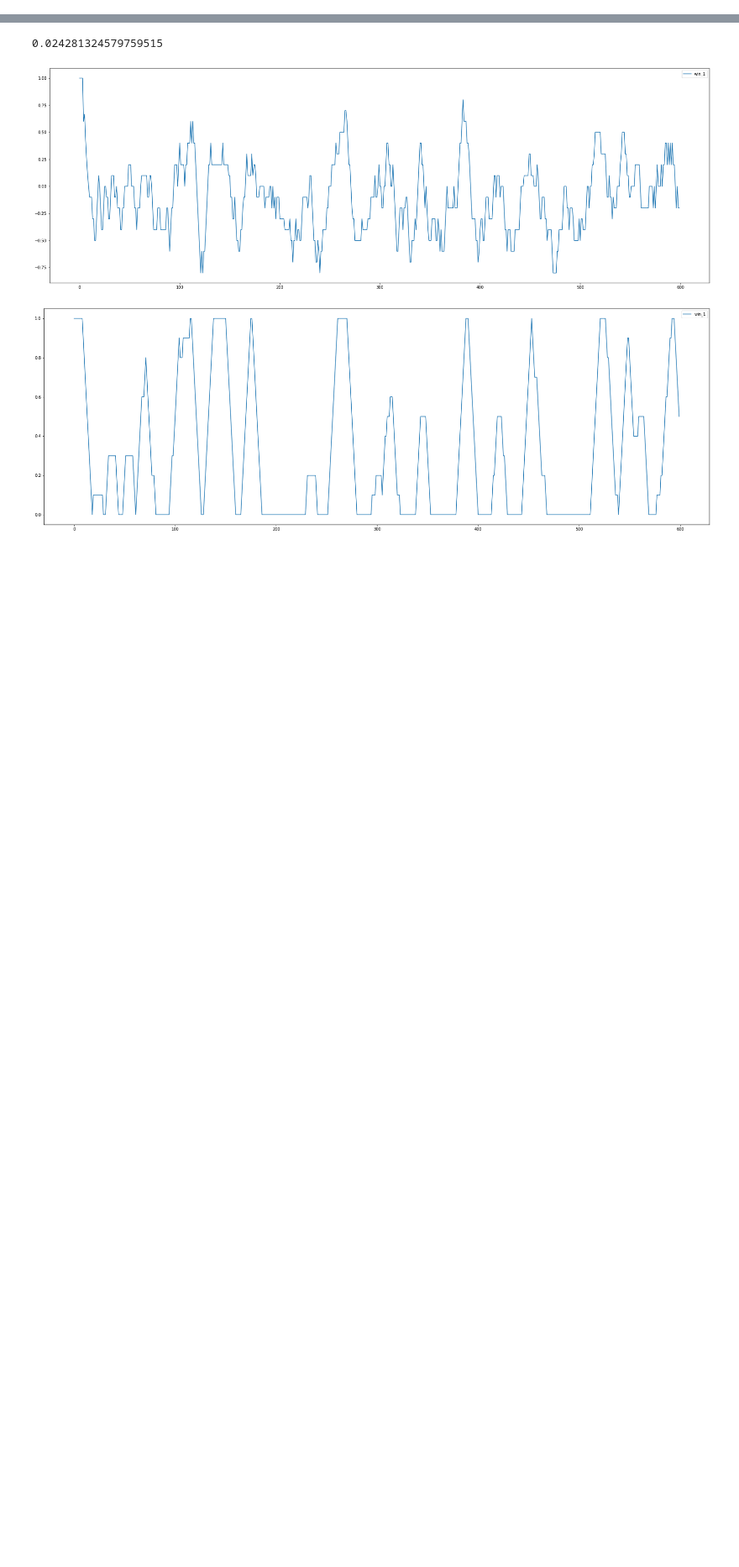
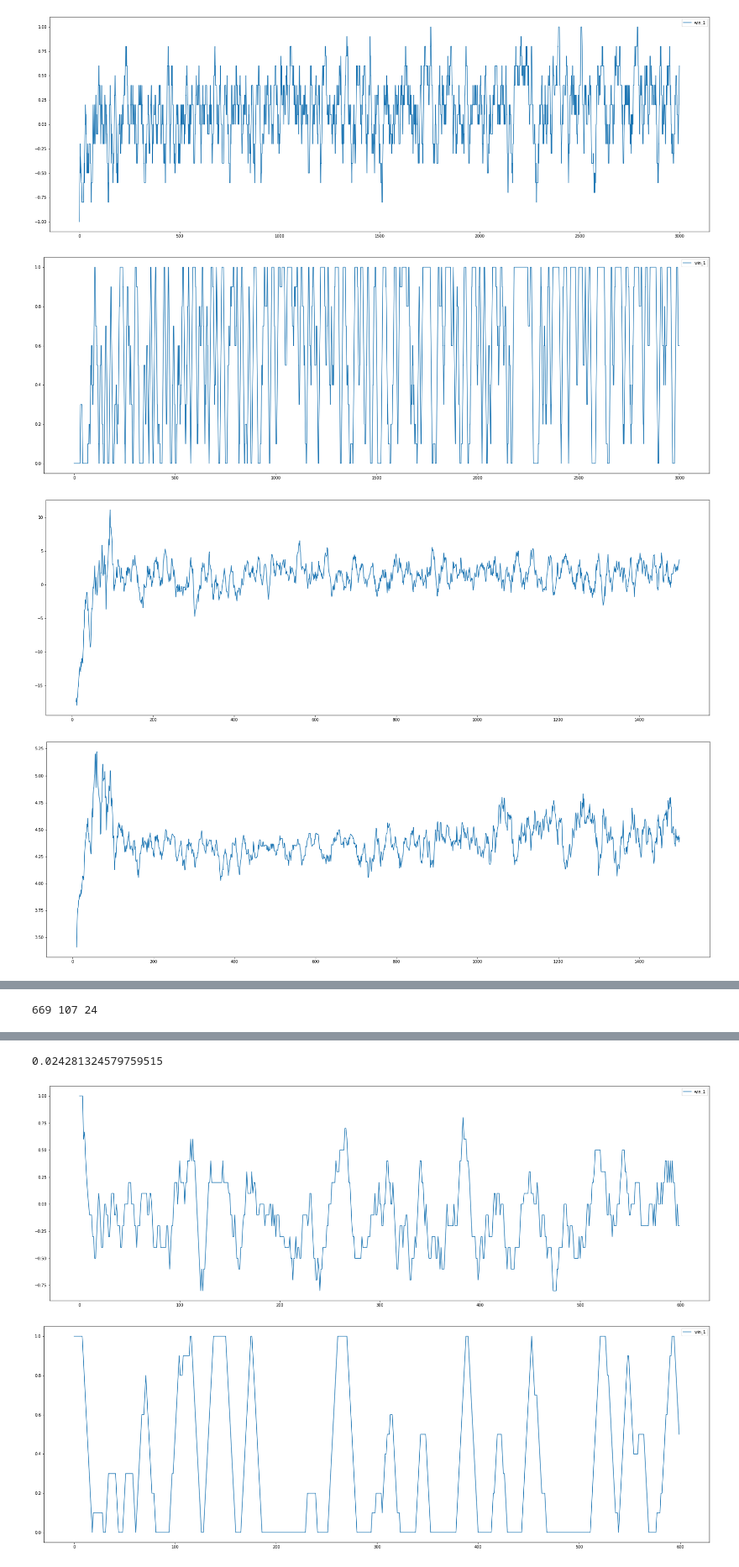
Before and after one commit to M0T0-2020/OthelloGame, a Jupyter notebook: Othello Game-learning-A2C-1.ipynb, the cells around one changed output, grey strips where cells are left out. Shown at 84% size. Cells and saved outputs as stored; diff of their text form; code cells hidden in the pictures; blank space fills up the shorter version.

```diff
--- a/Othello Game-learning-A2C-1.ipynb
+++ b/Othello Game-learning-A2C-1.ipynb
@@ -33,0 +81,24 @@ from RL.utils import get_device
+# %%
+trainer = Trainer()
+# %%
+win_1_df, loss_df = trainer.train(iteration=2, N=1000)
+# %%
+plt.figure(figsize=(30,10))
+plt.plot(win_1_df['last_reward'], label='win_1')
+plt.legend()
+plt.show()
+
+plt.figure(figsize=(30,10))
+plt.plot(win_1_df['result'], label='win_1')
+plt.legend()
+plt.show()
+
+for i in range(3):
+    plt.figure(figsize=(30,10))
+    plt.plot(loss_df[f'loss_{i+1}'][10:])
+    plt.show()
+# %% [output]
+[figure, added]
+[figure, added]
+[figure, added]
+[figure, added]
@@ -33,0 +130,4 @@ from RL.utils import get_device
+# %%
+print(w_1,w_2,draw)
+# %% [output]
+669 107 24
```
Also changed, not shown: parts of 6 cells of this notebook.
